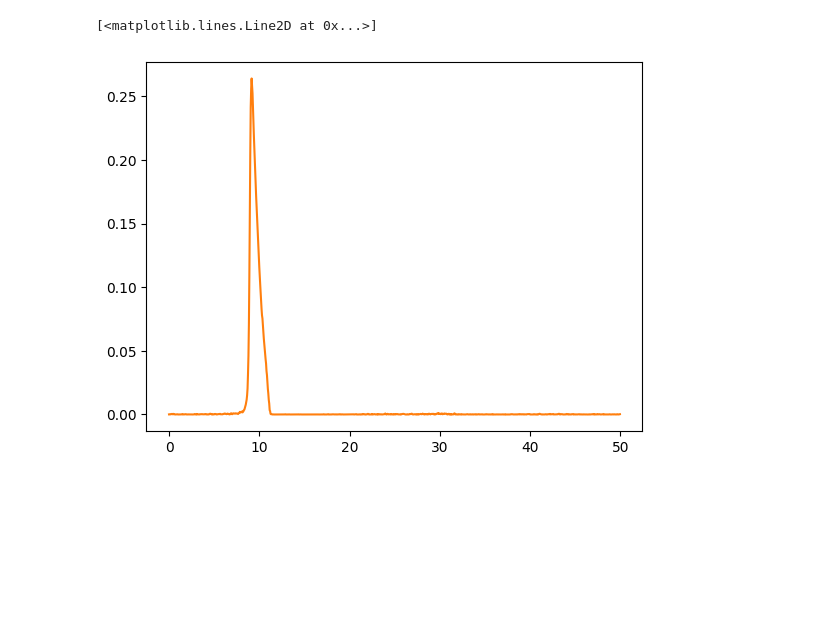
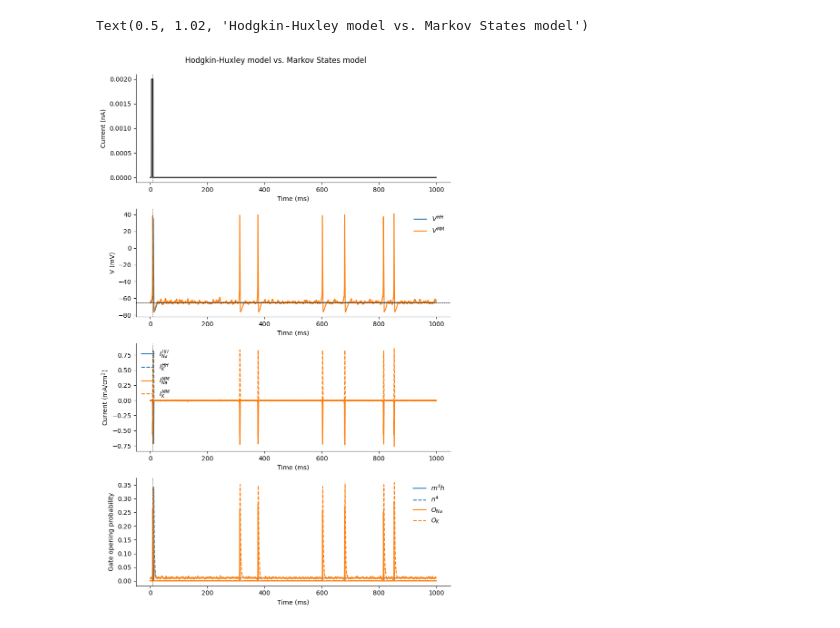
Before and after one commit to jaxleyverse/jaxley-mech, a Jupyter notebook: notebooks/channels/hodgkin52-noise.ipynb, the cells around one changed output. Saved outputs shown, nothing was run; the diff lists cells and outputs as text; code cells hidden in the pictures; blank space fills up the shorter version.

```diff
--- a/notebooks/channels/hodgkin52-noise.ipynb
+++ b/notebooks/channels/hodgkin52-noise.ipynb
@@ -162,9 +164,45 @@ Text(0.5, 1.02, 'Hodgkin-Huxley model vs. Markov States model')
-# %%
-plt.plot(time_vec, s_mm_dict["Na_O"], label=r"$O_{Na}$",color="C1")
-# plt.plot(time_vec, s_mm_dict["K_O"], label=r"$O_{K}$", color="C1", linestyle='--')
-# %% [output]
-[<matplotlib.lines.Line2D at 0x...>]
-[figure, removed]
+# %%
+# compare the two models
+fig, ax = plt.subplot_mosaic(
+    mosaic=[["I"], ["V"], ["i"], ["O"]],
+    figsize=(8, 12)
+)
+
+ax["I"].plot(time_vec, current, color='black')
+ax["I"].set_ylabel("Current (nA)")
+
+ax["V"].plot(time_vec, s_hh_dict["v"], label=r"$V^{HH}$")
+ax["V"].plot(time_vec, s_mm_dict["v"], label=r"$V^{MM}$")
+ax["V"].axhline(-65, color="black", lw=0.5, ls="--")
+ax["V"].set_ylabel("V (mV)")
+ax["V"].legend(frameon=False)
+
+ax["i"].plot(time_vec, s_hh_dict["i_Na"], label=r"$I_{Na}^{HH}$", color="C0")
+ax["i"].plot(time_vec, s_hh_dict["i_K"], label=r"$I_{K}^{HH}$", color="C0", linestyle='--', )
+
+ax["i"].plot(time_vec, s_mm_dict["i_Na"], label=r"$I_{Na}^{MM}$", color="C1" )
+ax["i"].plot(time_vec, s_mm_dict["i_K"], color="C1", linestyle='--', label=r"$I_{K}^{MM}$")
+ax["i"].set_ylabel("Current (mA/cm$^2$)")
+ax["i"].legend(frameon=False)
+
+ax["O"].plot(time_vec, s_hh_dict["Na_m"] ** 3 * s_hh_dict["Na_h"], label=r"$m^4h$", color="C0")
+ax["O"].plot(time_vec, s_hh_dict["K_n"] ** 4, label=r"$n^4$",  color="C0", linestyle='--')
+
+ax["O"].plot(time_vec, s_mm_dict["Na_O"], label=r"$O_{Na}$",color="C1")
+ax["O"].plot(time_vec, s_mm_dict["K_O"], label=r"$O_{K}$", color="C1", linestyle='--')
+ax["O"].set_ylabel("Gate opening probability")
+ax["O"].legend(frameon=False)
+
+for a in ax.values():
+    a.spines[["top", "right"]].set_visible(False)
+    a.axvline(10, color="black", lw=0.5, ls="--")
+    a.set_xlabel("Time (ms)")
+
+fig.tight_layout()
+fig.suptitle("Hodgkin-Huxley model vs. Markov States model", y=1.02)
+# %% [output]
+Text(0.5, 1.02, 'Hodgkin-Huxley model vs. Markov States model')
+[figure, added]
 # %%
 %load_ext watermark
 %watermark --time --date --timezone --updated --python --iversions --watermark
```
Also changed, not shown: parts of 4 cells of this notebook, 3 other files.
